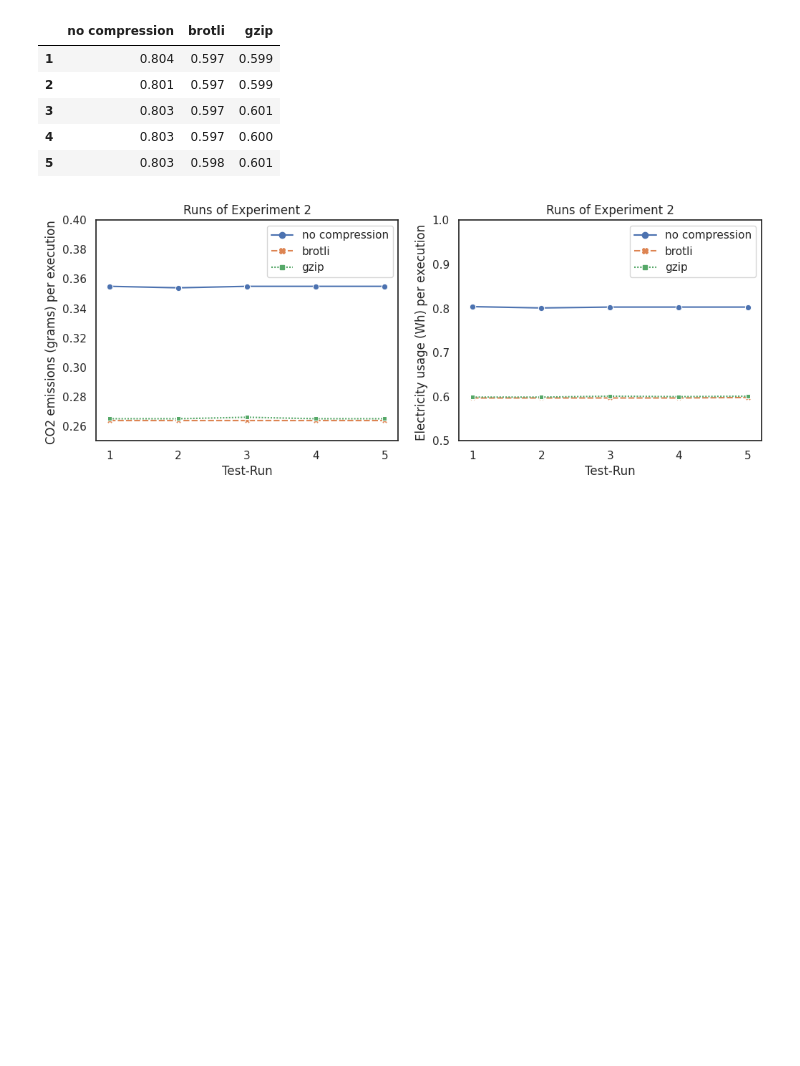
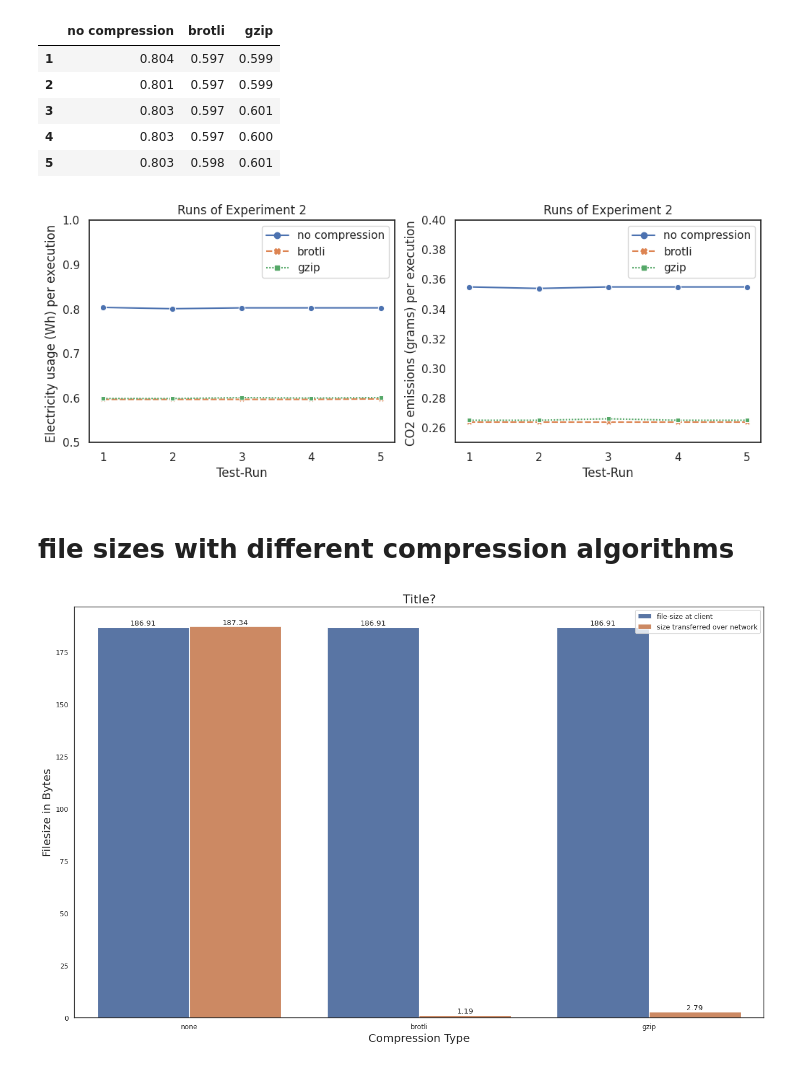
Before and after one commit to phimer/softDsim-green, a Jupyter notebook: softDsim-green.ipynb, the cells around one changed output. Drawn from its saved outputs; the diff is of its cells as text; code cells hidden in the pictures; blank space fills up the shorter version.

```diff
--- a/softDsim-green.ipynb
+++ b/softDsim-green.ipynb
@@ -45,7 +47,7 @@ fig, axes = plt.subplots(1,2, figsize=(12, 4))
 ax1 = sns.lineplot(
     data=df,
     markers=True,
-    ax=axes[0]
+    ax=axes[1]
 )
 ax1.set(xlabel='Test-Run', ylabel='CO2 emissions (grams) per execution ')
 ax1.set(ylim=(0.25, 0.4))
@@ -56,7 +58,7 @@ ax1.set(title='Runs of Experiment 2')
 ax2 = sns.lineplot(
     data=df2,
     markers=True,
-    ax=axes[1]
+    ax=axes[0]
 )
 ax2.set(xlabel='Test-Run', ylabel='Electricity usage (Wh) per execution ')
 ax2.set(ylim=(0.5, 1))
@@ -65,4 +67,34 @@ ax2.set(title='Runs of Experiment 2')
 
 plt.show()
 # %% [output]
-[figure, old version]
+[figure, new version]
+# %% [markdown]
+# file sizes with different compression algorithms
+# %%
+a = 'file-size at client'
+b = 'size transferred over network'
+
+file_sizes_10 = {'compression': ['none', 'brotli', 'gzip','none', 'brotli', 'gzip'],
+                 'size': [186.91, 186.91, 186.91, 187.34, 1.19, 2.79],
+                 'c': [a,a,a,b,b,b]}
+
+
+df = pd.DataFrame(data=file_sizes_10, index=[0,1,2,3,4,5])
+# df.index = np.arange(1, len(df) + 1)
+
+plt.figure(figsize=(20,12), dpi=80)
+ax = sns.barplot(data=df,x='compression', y='size', hue='c')
+plt.legend(loc='upper right')
+
+plt.ylabel('Filesize in Bytes',fontsize=18)
+plt.xlabel('Compression Type',fontsize=18)
+plt.title(f'Title?', fontsize=20)
+ax.bar_label(ax.containers[0])
+ax.bar_label(ax.containers[1])
+# plt.ylim(0, 200)
+# plt.xlim(90, 180)
+# plt.legend(title='At Bat')
+
+plt.show()
+# %% [output]
+[figure, added]
```
Also changed, not shown: parts of 2 cells of this notebook.
